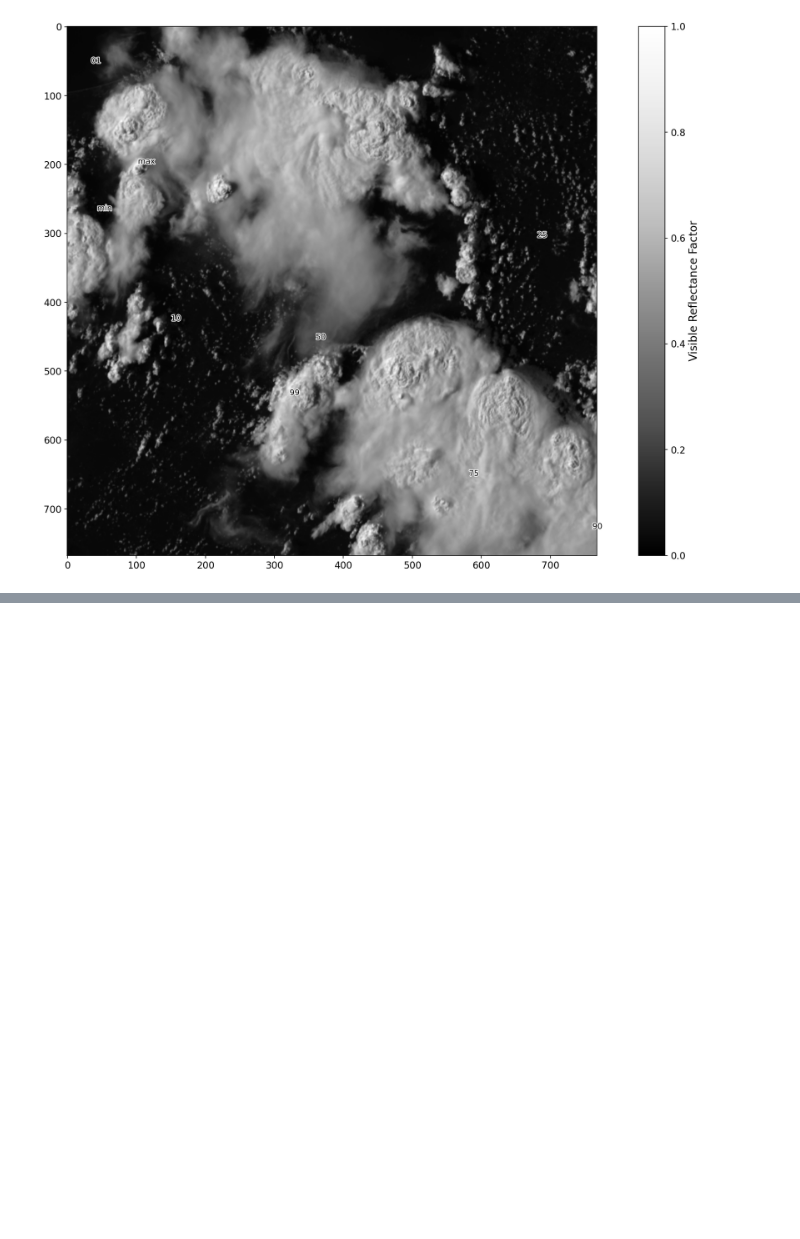
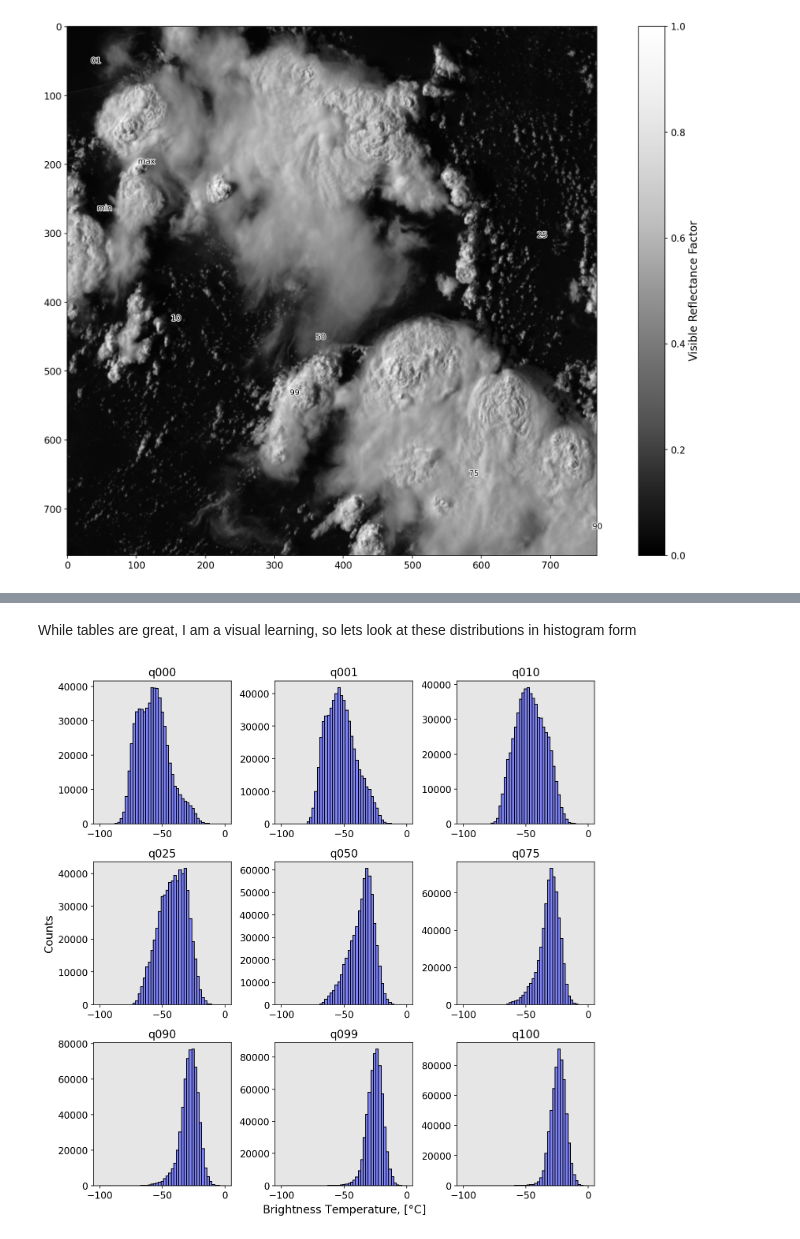
Before and after one commit to ai2es/WAF_ML_Tutorial_Part1, a Jupyter notebook: jupyter_notebooks/Notebook2_Feature_Engineering.ipynb, the cells around one changed output, grey strips where cells are left out. Cells and saved outputs as stored; diff of their text form; code cells hidden in the pictures; blank space fills up the shorter version.

```diff
--- a/jupyter_notebooks/Notebook2_Feature_Engineering.ipynb
+++ b/jupyter_notebooks/Notebook2_Feature_Engineering.ipynb
@@ -139,0 +146,6 @@ Please proceed on to Notebook 3.
+# %%
+import pandas as pd
+
+#read csv wants the data path, and we tell it the index is the time, which makes slicing easier later.
+df = pd.read_csv('../datasets/WV_stats_master.csv',index_col=0,low_memory=False)
+df.head()
@@ -139,0 +161,5 @@ Please proceed on to Notebook 3.
+# %%
+#we dont want to multiply the 'event' column
+keys = list(df.keys()[:-1])
+df[keys] = df[keys]*1e-2
+df.head()
@@ -139,0 +190,3 @@ Please proceed on to Notebook 3.
+# %%
+df = df.where(df.q000 > -100)
+df.describe()
@@ -139,0 +203,27 @@ Please proceed on to Notebook 3.
+# %% [markdown]
+While tables are great, I am a visual learning, so lets look at these distributions in histogram form
+# %%
+#make the bins, 50 of them, evenly spaced from -100 degC to 0 degC
+bins=np.linspace(-100,0)
+#a nice color
+b = [126/255,131/255,248/255]
+
+#make a big plot with 9 subplots
+fig,axes = plt.subplots(3,3,figsize=(10,10))
+
+#ravel axes
+axes = axes.ravel()
+
+#loop over all variables to make things more concise. enumerate makes an iterable and returns a counter (i) and the axis in axes.
+for i,ax in enumerate(axes):
+    key = keys[i]
+    ax.hist(df[key],bins=bins,color=b,edgecolor='k')
+    ax.set_title(key)
+
+#add some axis labels
+axes[3].set_ylabel('Counts')
+axes[7].set_xlabel('Brightness Temperature, [$\degree$C]')
+
+plt.tight_layout()
+# %% [output]
+[figure, added]
```
Also changed, not shown: parts of 10 cells of this notebook, 1 other file.
